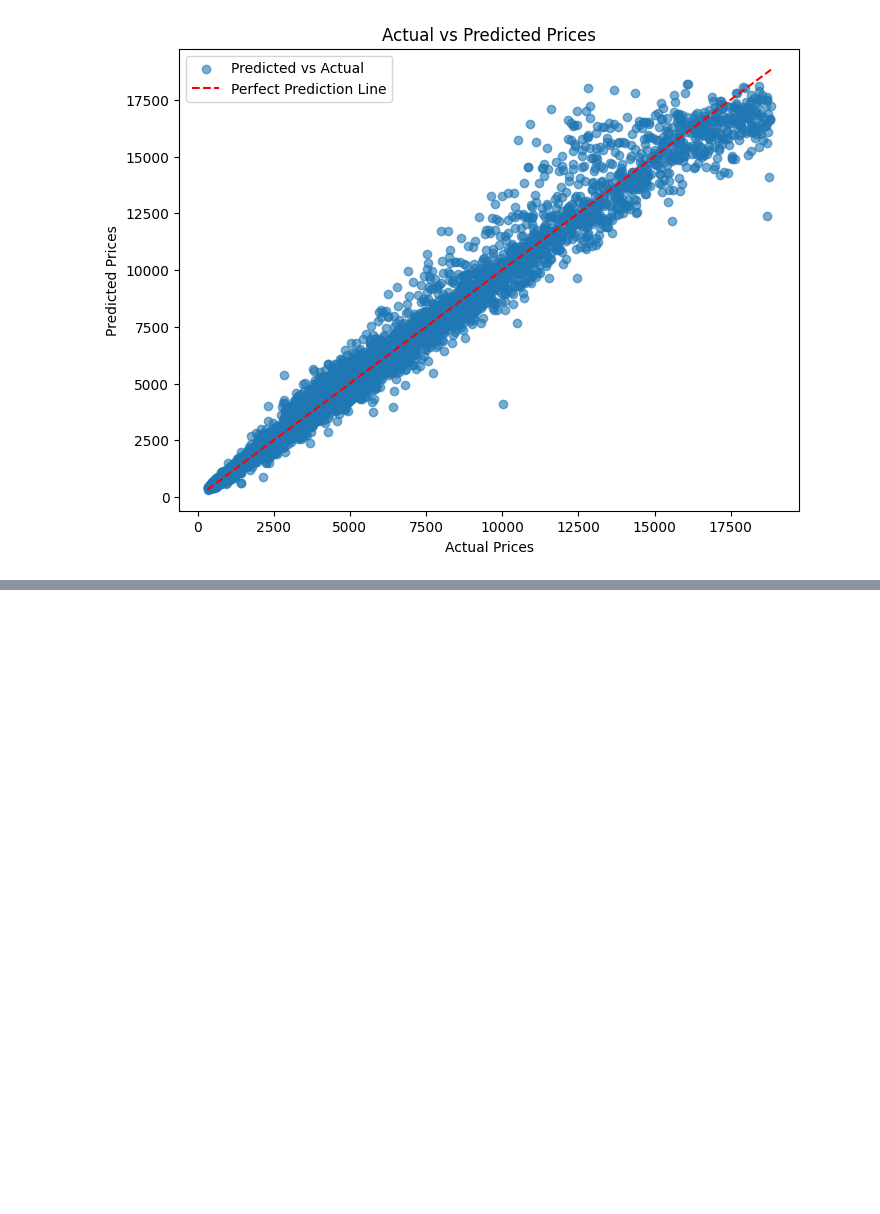
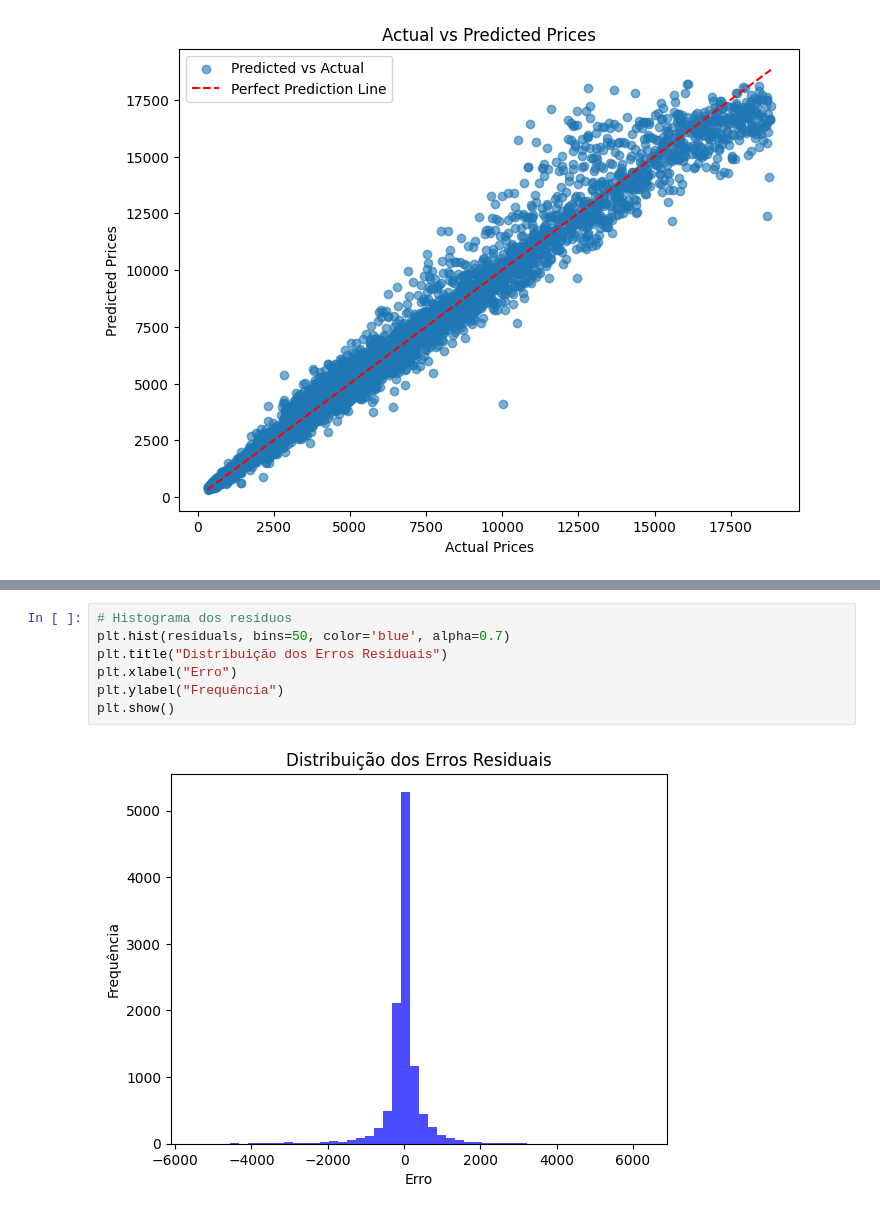
Before and after one commit to Turma1174/projetoML2, a Jupyter notebook: regressao_bagging_boosting.ipynb, the cells around one changed output, grey strips where cells are left out. Drawn from its saved outputs; the diff is of its cells as text; blank space fills up the shorter version.

```diff
--- a/regressao_bagging_boosting.ipynb
+++ b/regressao_bagging_boosting.ipynb
@@ -210,0 +250,9 @@ Test RMSE: 529.59
+# %%
+# Histograma dos resíduos
+plt.hist(residuals, bins=50, color='blue', alpha=0.7)
+plt.title("Distribuição dos Erros Residuais")
+plt.xlabel("Erro")
+plt.ylabel("Frequência")
+plt.show()
+# %% [output]
+[figure, added]
```
Also changed, not shown: parts of 5 cells of this notebook, 1 other file.
